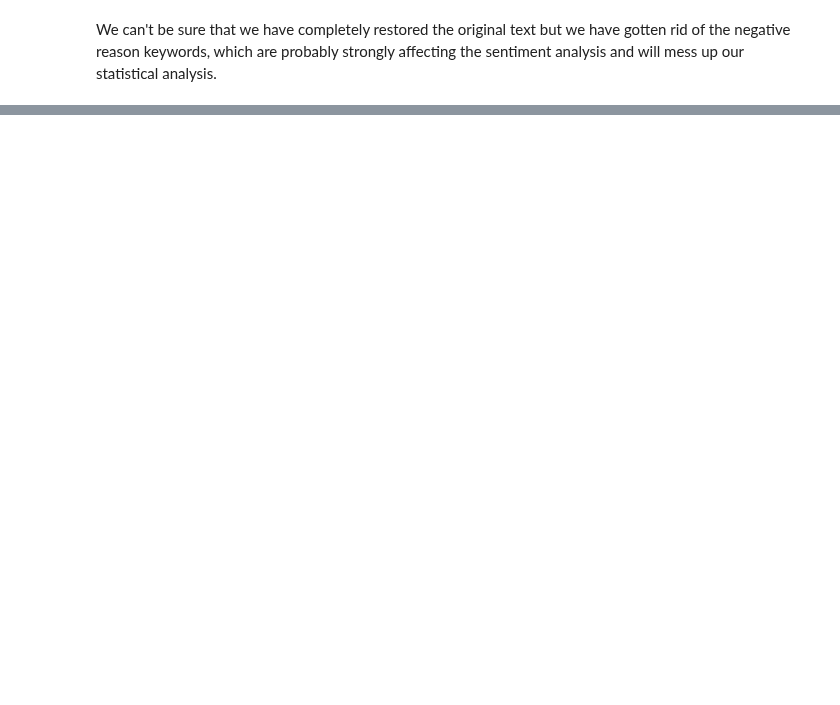
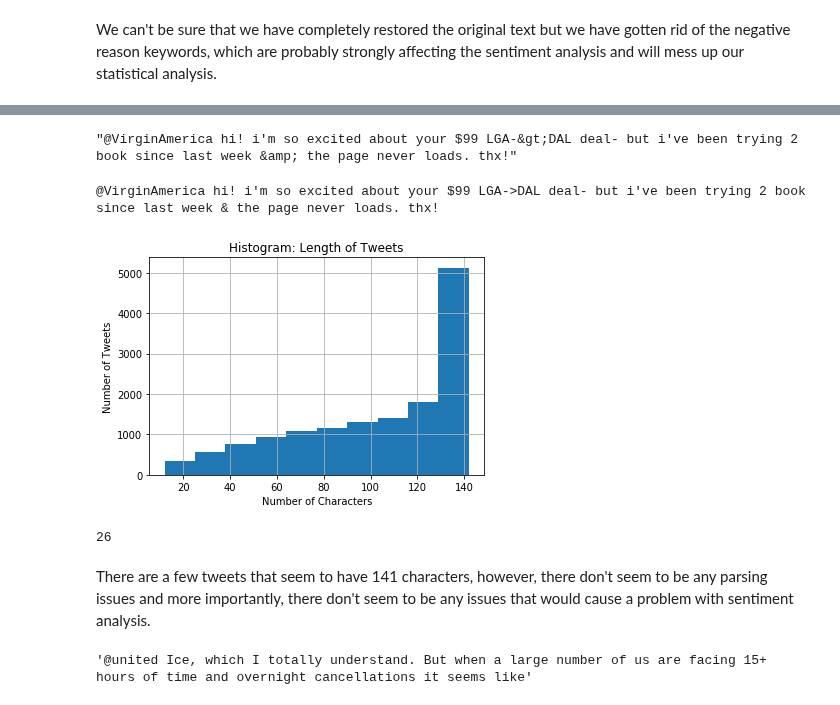
Before and after one commit to ryatchak/springboard, a Jupyter notebook: capstone2_nlp/initial_eda.ipynb, the cells around one changed output, grey strips where cells are left out. Saved outputs shown, nothing was run; the diff lists cells and outputs as text; code cells hidden in the pictures; blank space fills up the shorter version.

```diff
--- a/capstone2_nlp/initial_eda.ipynb
+++ b/capstone2_nlp/initial_eda.ipynb
@@ -608,0 +731,16 @@ We can't be sure that we have completely restored the original text but we have
+# %%
+tweets_with_originals.loc[55].text_orig
+# %% [output]
+"@VirginAmerica hi! i'm so excited about your $99 LGA-&gt;DAL deal- but i've been trying 2 book since last week &amp; the page never loads. thx!"
+# %%
+from bs4 import BeautifulSoup
+example = BeautifulSoup(tweets_with_originals.loc[55].text_orig, 'lxml')
+print(example.get_text())
+# %% [output]
+@VirginAmerica hi! i'm so excited about your $99 LGA->DAL deal- but i've been trying 2 book since last week & the page never loads. thx!
+# %%
+def parse_html(text):
+    soup = BeautifulSoup(text, 'lxml')
+    return soup.get_text()
+# %%
+orig_parsed=tweets_with_originals.text_orig.map(parse_html)
@@ -608,0 +749,19 @@ We can't be sure that we have completely restored the original text but we have
+# %%
+tweet_len_ser = orig_parsed.apply(len)
+
+_ = tweet_len_ser.hist()
+_ = plt.title('Histogram: Length of Tweets')
+_ = plt.xlabel('Number of Characters')
+_ = plt.ylabel('Number of Tweets')
+# %% [output]
+[figure, added]
+# %%
+len(tweet_len_ser.where(tweet_len_ser > 140).dropna())
+# %% [output]
+26
+# %% [markdown]
+There are a few tweets that seem to have 141 characters, however, there don't seem to be any parsing issues and more importantly, there don't seem to be any issues that would cause a problem with sentiment analysis.
+# %%
+orig_parsed[tweet_len_ser.where(tweet_len_ser > 140).dropna().index].iloc[1]
+# %% [output]
+'@united Ice, which I totally understand. But when a large number of us are facing 15+ hours of time and overnight cancellations it seems like'
```
Also changed, not shown: parts of 82 cells of this notebook.
